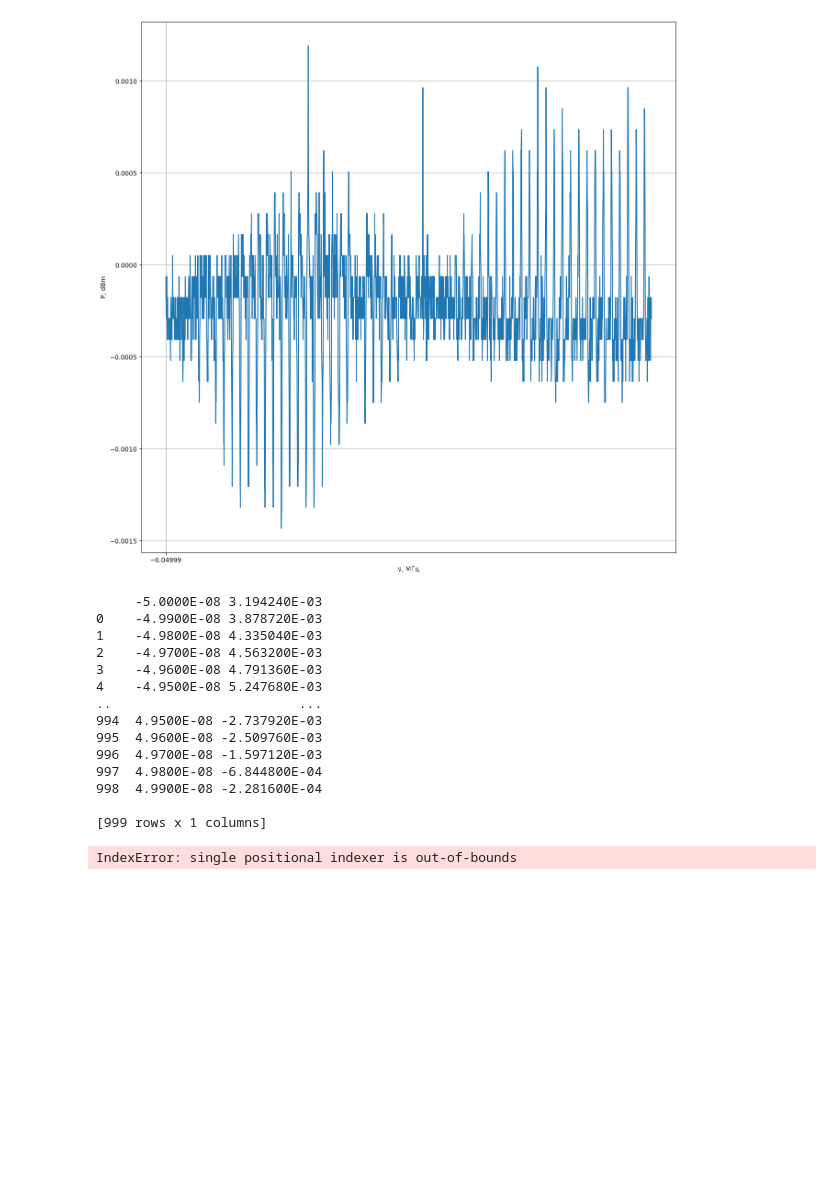
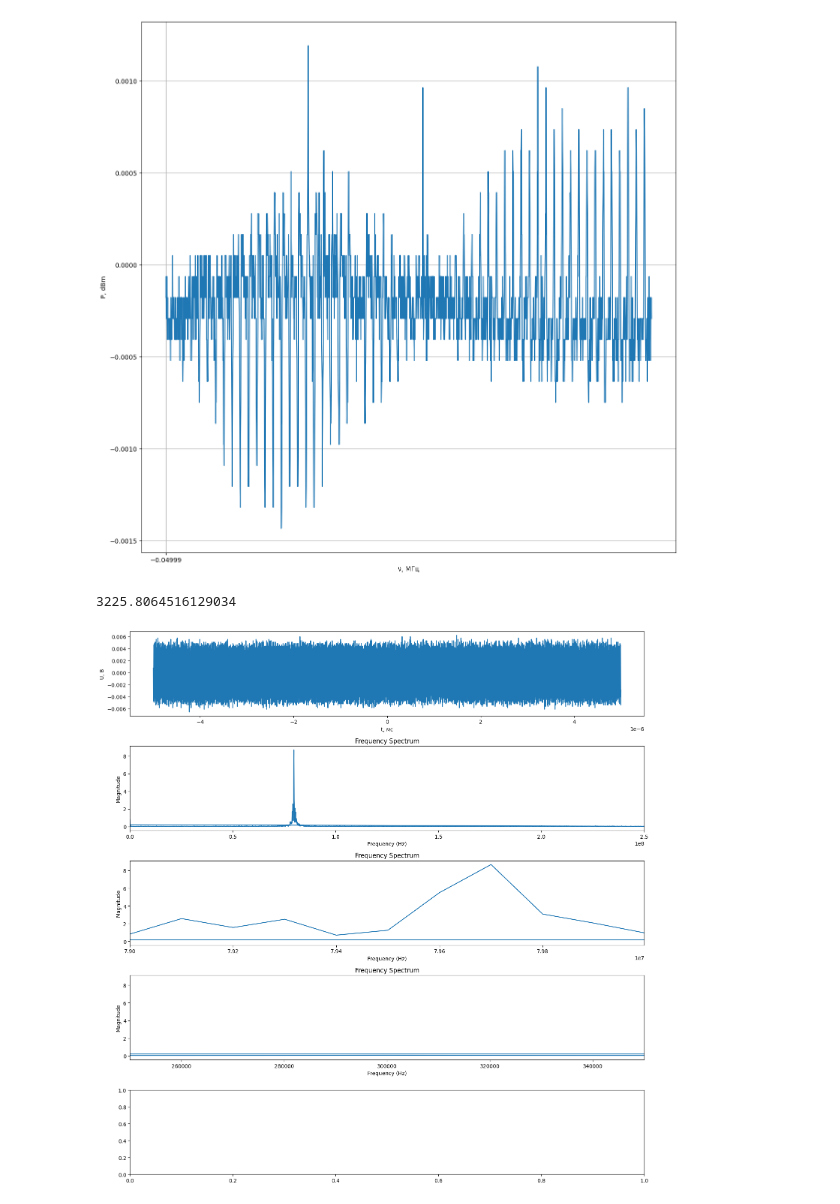
Before and after one commit to Orange-spearow/Finally_praktika, a Jupyter notebook: KIVI_3.ipynb, the cells around one changed output. Saved outputs shown, nothing was run; the diff lists cells and outputs as text; code cells hidden in the pictures; blank space fills up the shorter version.

```diff
--- a/KIVI_3.ipynb
+++ b/KIVI_3.ipynb
@@ -441,22 +464,24 @@ from scipy.interpolate import interp1d
 import matplotlib.pyplot as plt
 from scipy.fft import fft, fftfreq
 import pandas as pd
-df = pd.read_csv('aom_little0.csv')
-print(df)
-spectr = np.array(df.iloc[:, 0])
-Spectr1 = np.array(df.iloc[:, 1])
+df = pd.read_csv('negluh_bez_1mks.csv')
+#spectr1 = np.arange(-0.04999, 0.0500099, 1e-7)
+spectr1 = np.array(df.iloc[:,0])
+Spectr1 = np.array(df.iloc[:,1])
+
 dt = spectr1[1] - spectr1[0]
 fs = 1/dt
 fft_signal = np.fft.fft(Spectr1)
 freq = np.fft.fftfreq(len(Spectr1), d = dt)
 
-fig, ax = plt.subplots(nrows=5, ncols=1, figsize=(15, 15))
+fig, ax = plt.subplots(nrows=5, ncols=1, figsize=(15, 15))  # два графика вертикально
 ax[0].plot(spectr1, Spectr1)
+#plt.xticks(np.arange(min(spectr1_new) , max(spectr1_new),100))
 ax[0].set_xlabel('t, мс')
 ax[0].set_ylabel('U, В')
 
 ax[1].plot(freq, np.abs(fft_signal))
-ax[1].set_xlim(0, fs/2)
+ax[1].set_xlim(0, fs/2)  # отображение только положительных частот
 ax[1].set_xlabel('Frequency (Hz)')
 ax[1].set_ylabel('Magnitude')
 ax[1].set_title('Frequency Spectrum')
@@ -467,55 +492,42 @@ fS =  2 * v /Lambda
 print(fS)
 #for i in range(len(freq)):
     #if abs(freq[i] - fS) < 1000:
         #print(freq[i])
         #print(fft_signal[i])
 #3225.8064516129034
 ax[2].plot(freq, np.abs(fft_signal))
-ax[2].set_xlim(70e6, 90e6)
+ax[2].set_xlim(79e6, 79997000)  # отображение только положительных частот
 ax[2].set_xlabel('Frequency (Hz)')
 ax[2].set_ylabel('Magnitude')
 ax[2].set_title('Frequency Spectrum')
 
 fft_signal_norm = fft_signal/max(fft_signal)
 #for i in range(len(freq)):
 #    if abs(fft_signal_norm[i]) - 0.5>0:
 #        print(abs(fft_signal_norm[i]), abs(freq[i]))
 #print(299769)
-ax[3].plot(freq, np.abs(fft_signal_norm))
+ax[3].plot(freq, np.abs(fft_signal))
 #ax[3].axvline(x = 298268.44159920904, color='k', linestyle='-')
-ax[3].set_xlim(150e3, 250e3)  # отображение только положительных частот
+ax[3].set_xlim(250e3, 350e3)  # отображение только положительных частот
 ax[3].set_xlabel('Frequency (Hz)')
 ax[3].set_ylabel('Magnitude')
 ax[3].set_title('Frequency Spectrum')
 
 #Freq = []
 #for i in range(len(freq)):
 #    if freq[i]>=0:
 #        Freq.append(freq[i])
-Spl1 = interp1d(Freq, fft_signal_norm, kind='cubic')
-spectr1_new = np.linspace(Freq[0], Freq[-1])
-Spectr1_spl = Spl1(spectr1_new)
+#Spl1 = interp1d(Freq, abs(fft_signal_norm), kind='cubic')
+#spectr1_new = np.linspace(Freq[0], Freq[-1])
+#Spectr1_spl = Spl1(spectr1_new)
 
-ax[4].plot(spectr1_new, Spectr1_spl, 'r-')
-ax[4].set_xlabel('ν, MГц')
-ax[4].set_ylabel('P, dBm')
-ax[4].set_title('')
+#ax[4].plot(spectr1_new, Spectr1_spl, 'r-')
+#ax[4].set_xlabel('ν, MГц')
+#ax[4].set_ylabel('P, dBm')
+#ax[4].set_title('')
 
 plt.tight_layout()
 plt.show()
 # %% [output]
-     -5.0000E-08 3.194240E-03
-0    -4.9900E-08 3.878720E-03
-1    -4.9800E-08 4.335040E-03
-2    -4.9700E-08 4.563200E-03
-3    -4.9600E-08 4.791360E-03
-4    -4.9500E-08 5.247680E-03
-..                        ...
-994  4.9500E-08 -2.737920E-03
-995  4.9600E-08 -2.509760E-03
-996  4.9700E-08 -1.597120E-03
-997  4.9800E-08 -6.844800E-04
-998  4.9900E-08 -2.281600E-04
-
-[999 rows x 1 columns]
+3225.8064516129034
-IndexError: single positional indexer is out-of-bounds
+[figure, added]
```
Also changed, not shown: parts of 6 cells of this notebook, 52 other files.
